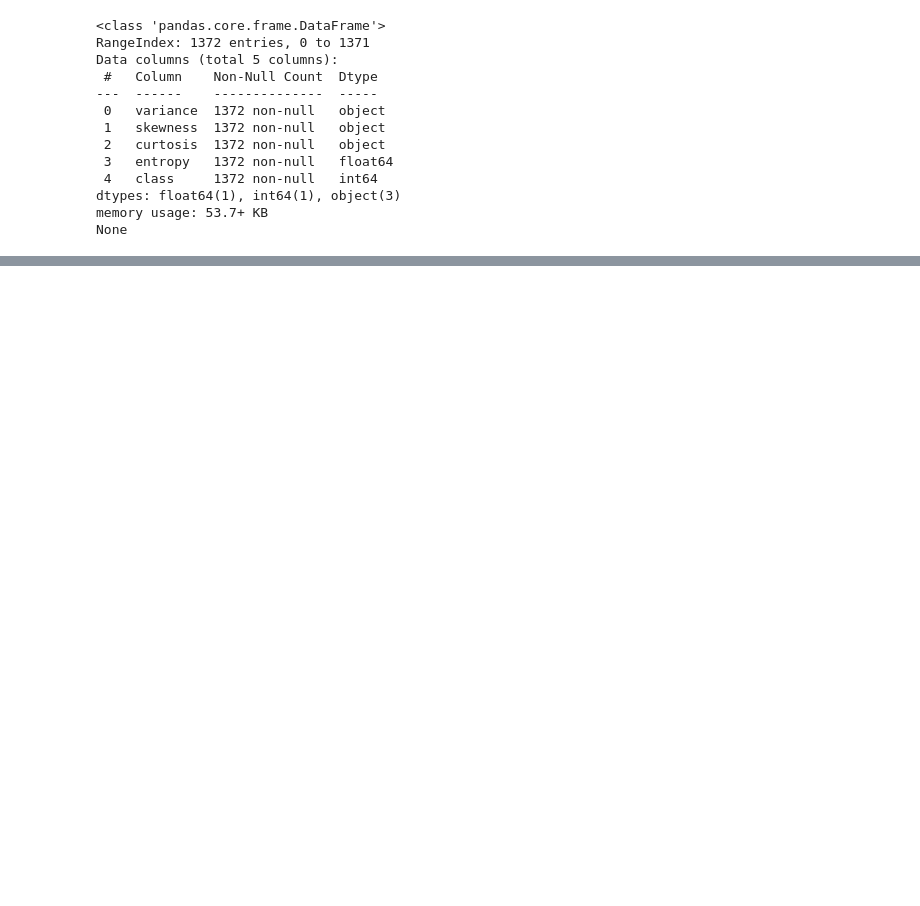
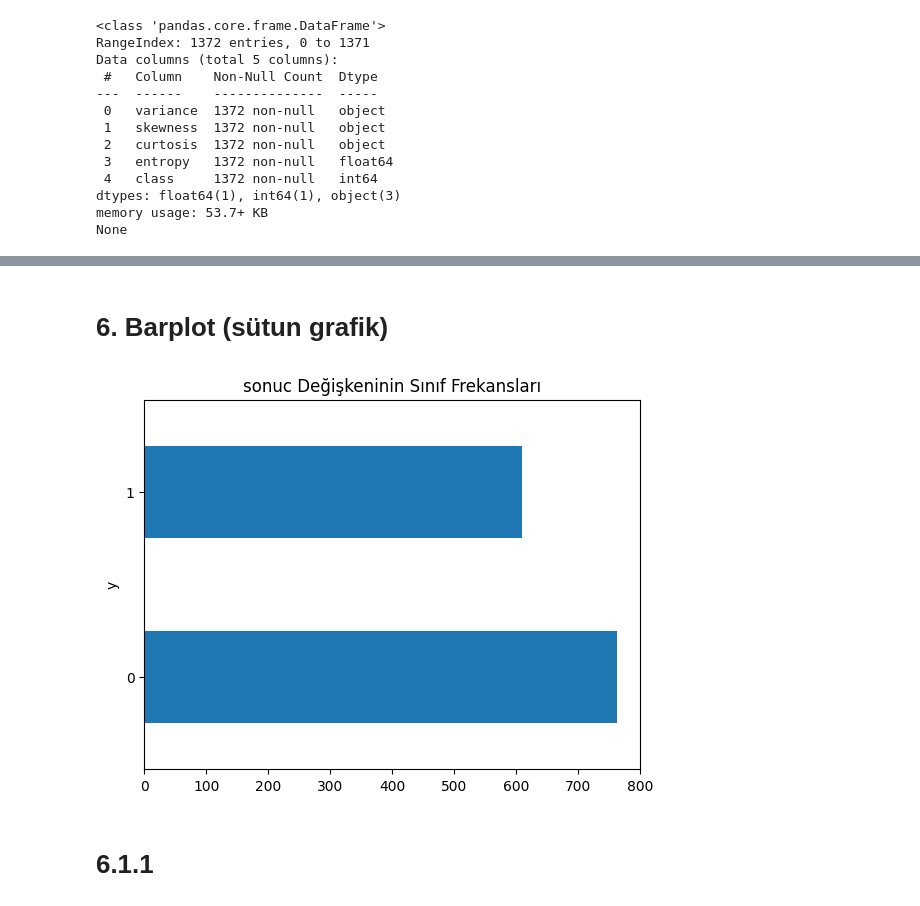
Before and after one commit to mfasahin/banknot_authentication, a Jupyter notebook: data_banknote.ipynb, the cells around one changed output, grey strips where cells are left out. Saved outputs shown, nothing was run; the diff lists cells and outputs as text; code cells hidden in the pictures; blank space fills up the shorter version.

```diff
--- a/data_banknote.ipynb
+++ b/data_banknote.ipynb
@@ -52,0 +220,3 @@ print(df.info())
+# %%
+# variance isimli değişkeni ordinal olarak tanımlama
+df.variance = df.variance.astype(CategoricalDtype (ordered=True))
@@ -52,0 +242,8 @@ print(df.info())
+# %% [markdown]
+# 6. Barplot (sütun grafik)
+# %%
+df["y"].value_counts().plot.barh().set_title("sonuc Değişkeninin Sınıf Frekansları");
+# %% [output]
+[figure, added]
+# %% [markdown]
+# 6.1.1
```
Also changed, not shown: parts of 26 cells of this notebook.
